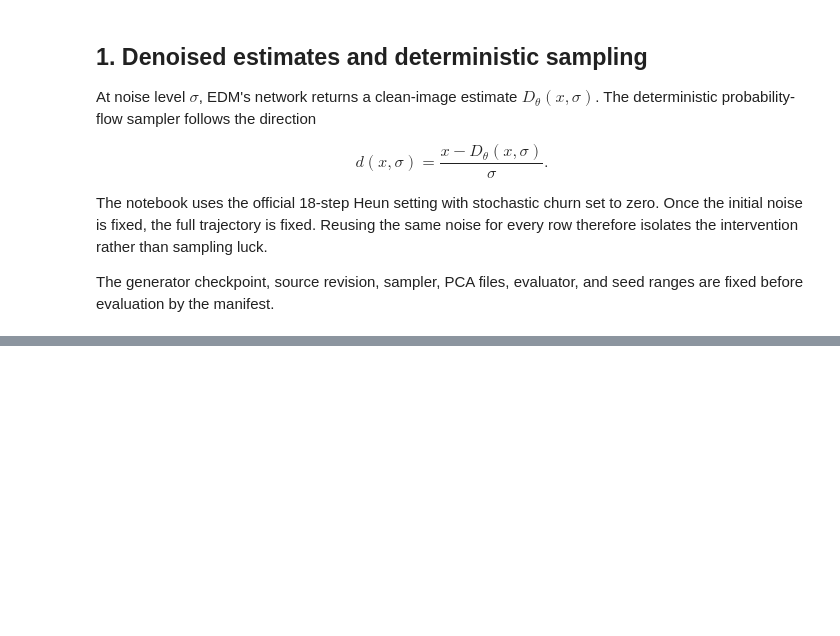
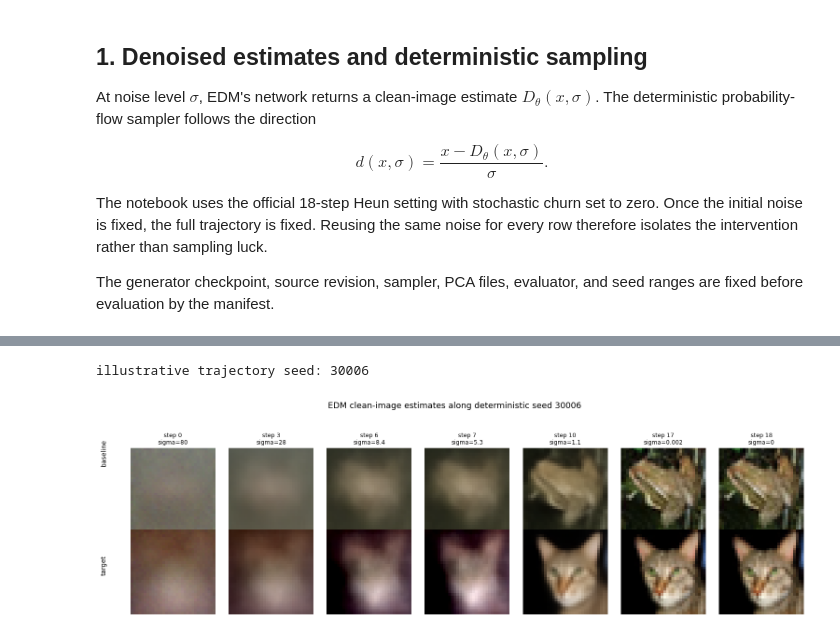
Before and after one commit to isotrivial/diffusion-steering-preclass-notes, a Jupyter notebook: notebooks/toy_data/executed/cifar10_steering_with_unconditional_edm.ipynb, the cells around one changed output, grey strips where cells are left out. Cells and saved outputs as stored; diff of their text form; code cells hidden in the pictures; blank space fills up the shorter version.

```diff
--- a/notebooks/toy_data/executed/cifar10_steering_with_unconditional_edm.ipynb
+++ b/notebooks/toy_data/executed/cifar10_steering_with_unconditional_edm.ipynb
@@ -174,0 +194,8 @@ metrics_table.round(4)
+# %%
+trajectory_index = first_target_conversion_index(result)
+print("illustrative trajectory seed:", result["seeds"][trajectory_index])
+plot_denoised_trajectory(result, sample_index=trajectory_index)
+plt.show()
+# %% [output]
+illustrative trajectory seed: 30006
+[figure, added]
```
Also changed, not shown: parts of 23 cells of this notebook, 13 other files.
